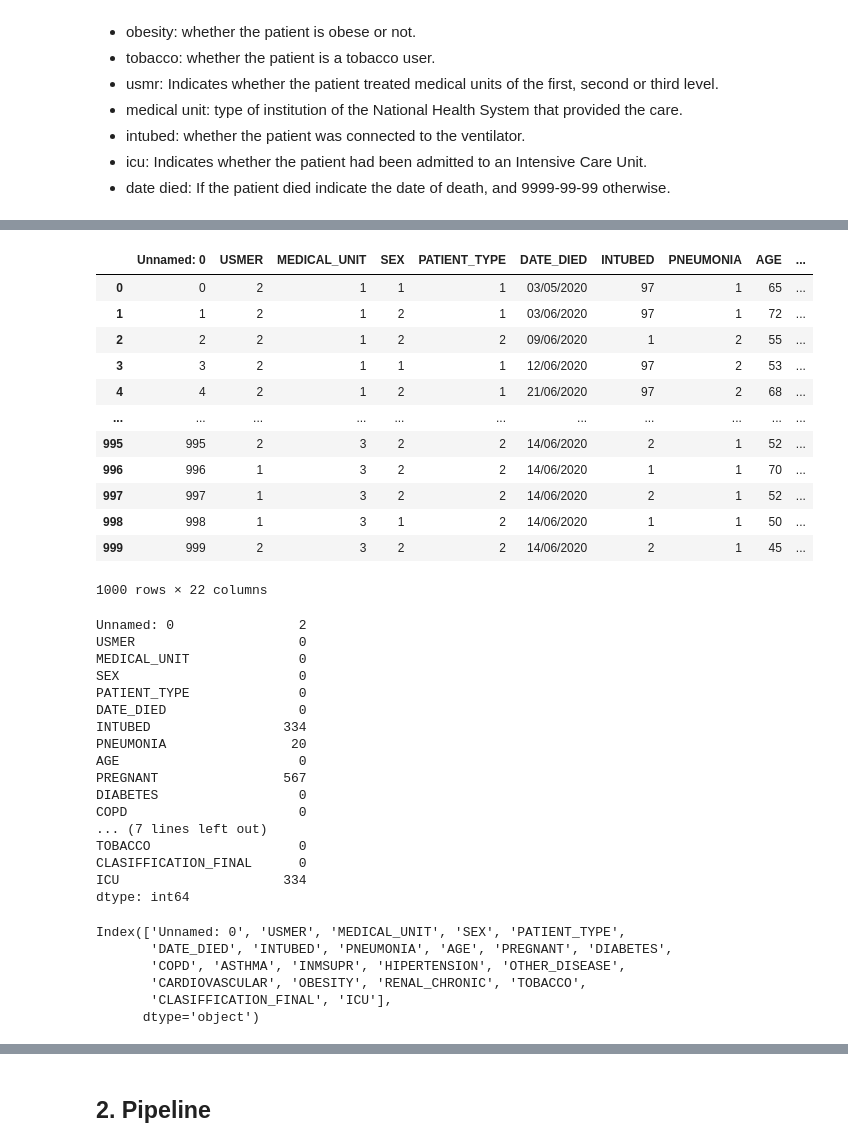
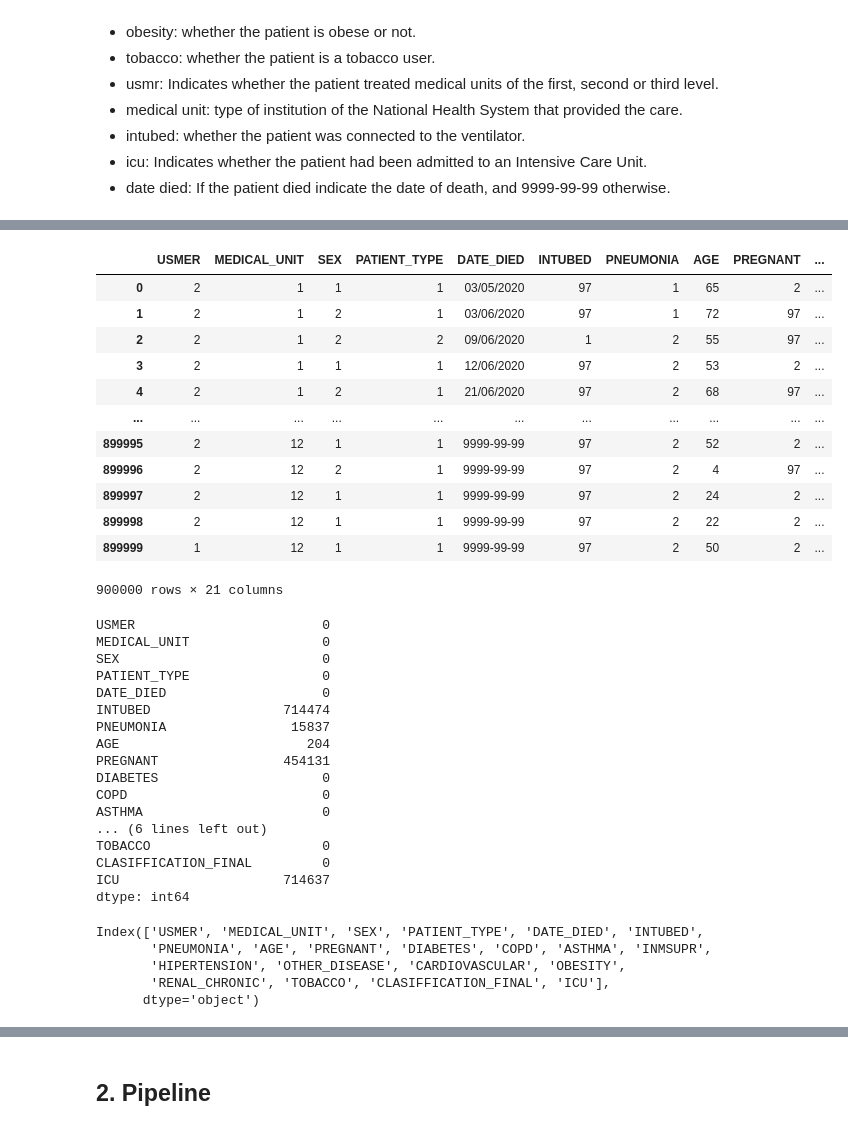
Before and after one commit to PeterOstr/pollock, a Jupyter notebook: covid_data.ipynb, the cells around one changed output, grey strips where cells are left out. Saved outputs shown, nothing was run; the diff lists cells and outputs as text; code cells hidden in the pictures.

```diff
--- a/covid_data.ipynb
+++ b/covid_data.ipynb
@@ -86,6 +85,8 @@ degrees. 4 or higher means that the patient is not a carrier of covid or that th
 - icu: Indicates whether the patient had been admitted to an Intensive Care Unit.
 - date died: If the patient died indicate the date of death, and 9999-99-99 otherwise.
 # %%
-data = pd.read_csv('data/Covid_data.csv')
+# data = pd.read_csv('data/Covid_data.csv')
+data = pd.read_csv('data/original/Covid_data_full.csv')
+
 data
 # %% [output]
@@ -105,50 +106,49 @@ data
 # %%
-# temp - DELETE
-data = data.iloc[0:1000]
+# we use only part of data, other we will use for testing after
+data = data.iloc[0:900000]
 data
 # %% [output]
-|  | Unnamed: 0 | USMER | MEDICAL_UNIT | SEX | PATIENT_TYPE | DATE_DIED | INTUBED | PNEUMONIA | AGE | ... |
-| 0 | 0 | 2 | 1 | 1 | 1 | 03/05/2020 | 97 | 1 | 65 | ... |
-| 1 | 1 | 2 | 1 | 2 | 1 | 03/06/2020 | 97 | 1 | 72 | ... |
-| 2 | 2 | 2 | 1 | 2 | 2 | 09/06/2020 | 1 | 2 | 55 | ... |
-| 3 | 3 | 2 | 1 | 1 | 1 | 12/06/2020 | 97 | 2 | 53 | ... |
-| 4 | 4 | 2 | 1 | 2 | 1 | 21/06/2020 | 97 | 2 | 68 | ... |
+|  | USMER | MEDICAL_UNIT | SEX | PATIENT_TYPE | DATE_DIED | INTUBED | PNEUMONIA | AGE | PREGNANT | ... |
+| 0 | 2 | 1 | 1 | 1 | 03/05/2020 | 97 | 1 | 65 | 2 | ... |
+| 1 | 2 | 1 | 2 | 1 | 03/06/2020 | 97 | 1 | 72 | 97 | ... |
+| 2 | 2 | 1 | 2 | 2 | 09/06/2020 | 1 | 2 | 55 | 97 | ... |
+| 3 | 2 | 1 | 1 | 1 | 12/06/2020 | 97 | 2 | 53 | 2 | ... |
+| 4 | 2 | 1 | 2 | 1 | 21/06/2020 | 97 | 2 | 68 | 97 | ... |
 | ... | ... | ... | ... | ... | ... | ... | ... | ... | ... | ... |
-| 995 | 995 | 2 | 3 | 2 | 2 | 14/06/2020 | 2 | 1 | 52 | ... |
-| 996 | 996 | 1 | 3 | 2 | 2 | 14/06/2020 | 1 | 1 | 70 | ... |
-| 997 | 997 | 1 | 3 | 2 | 2 | 14/06/2020 | 2 | 1 | 52 | ... |
-| 998 | 998 | 1 | 3 | 1 | 2 | 14/06/2020 | 1 | 1 | 50 | ... |
-| 999 | 999 | 2 | 3 | 2 | 2 | 14/06/2020 | 2 | 1 | 45 | ... |
+| 899995 | 2 | 12 | 1 | 1 | 9999-99-99 | 97 | 2 | 52 | 2 | ... |
+| 899996 | 2 | 12 | 2 | 1 | 9999-99-99 | 97 | 2 | 4 | 97 | ... |
+| 899997 | 2 | 12 | 1 | 1 | 9999-99-99 | 97 | 2 | 24 | 2 | ... |
+| 899998 | 2 | 12 | 1 | 1 | 9999-99-99 | 97 | 2 | 22 | 2 | ... |
+| 899999 | 1 | 12 | 1 | 1 | 9999-99-99 | 97 | 2 | 50 | 2 | ... |
-1000 rows × 22 columns
+900000 rows × 21 columns
 # %%
 missing_values_count = data.apply(lambda col: col.isin([97, 99]).sum())
 missing_values_count
 # %% [output]
-Unnamed: 0                2
-USMER                     0
-MEDICAL_UNIT              0
-SEX                       0
-PATIENT_TYPE              0
-DATE_DIED                 0
-INTUBED                 334
-PNEUMONIA                20
-AGE                       0
-PREGNANT                567
-DIABETES                  0
-COPD                      0
-... (7 lines left out)
-TOBACCO                   0
-CLASIFFICATION_FINAL      0
-ICU                     334
+USMER                        0
+MEDICAL_UNIT                 0
+SEX                          0
+PATIENT_TYPE                 0
+DATE_DIED                    0
+INTUBED                 714474
+PNEUMONIA                15837
+AGE                        204
+PREGNANT                454131
+DIABETES                     0
+COPD                         0
+ASTHMA                       0
+... (6 lines left out)
+TOBACCO                      0
+CLASIFFICATION_FINAL         0
+ICU                     714637
 dtype: int64
 # %%
 data.columns
 # %% [output]
-Index(['Unnamed: 0', 'USMER', 'MEDICAL_UNIT', 'SEX', 'PATIENT_TYPE',
-       'DATE_DIED', 'INTUBED', 'PNEUMONIA', 'AGE', 'PREGNANT', 'DIABETES',
-       'COPD', 'ASTHMA', 'INMSUPR', 'HIPERTENSION', 'OTHER_DISEASE',
-       'CARDIOVASCULAR', 'OBESITY', 'RENAL_CHRONIC', 'TOBACCO',
-       'CLASIFFICATION_FINAL', 'ICU'],
+Index(['USMER', 'MEDICAL_UNIT', 'SEX', 'PATIENT_TYPE', 'DATE_DIED', 'INTUBED',
+       'PNEUMONIA', 'AGE', 'PREGNANT', 'DIABETES', 'COPD', 'ASTHMA', 'INMSUPR',
+       'HIPERTENSION', 'OTHER_DISEASE', 'CARDIOVASCULAR', 'OBESITY',
+       'RENAL_CHRONIC', 'TOBACCO', 'CLASIFFICATION_FINAL', 'ICU'],
       dtype='object')
 # %%
 data.hist(figsize=(20, 20));
```
Also changed, not shown: parts of 29 cells of this notebook, 11 other files.
